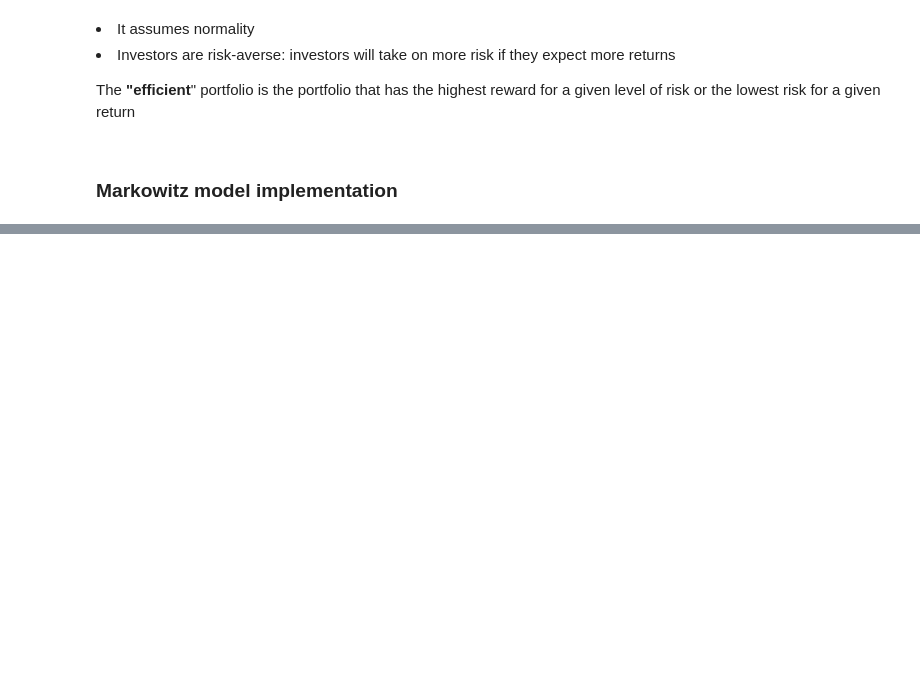
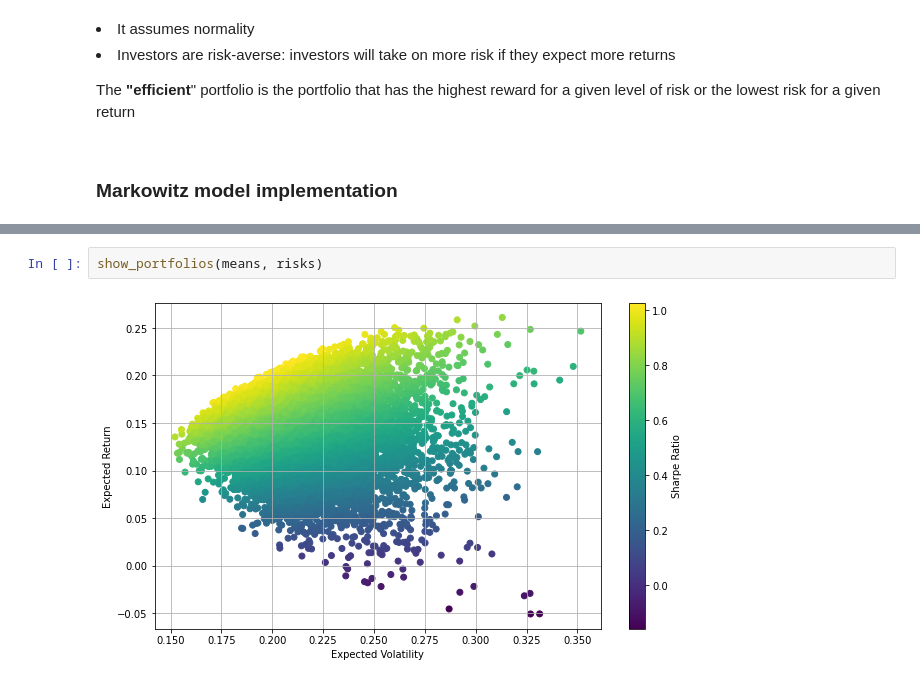
Before and after one commit to alexnesov/CQF-and-Mathematics, a Jupyter notebook: Financial_maths_basics/Modern Portfolio Theory.ipynb, the cells around one changed output, grey strips where cells are left out. Drawn from its saved outputs; the diff is of its cells as text; blank space fills up the shorter version.

```diff
--- a/Financial_maths_basics/Modern Portfolio Theory.ipynb
+++ b/Financial_maths_basics/Modern Portfolio Theory.ipynb
@@ -113,0 +231,4 @@ Date
+# %%
+show_portfolios(means, risks)
+# %% [output]
+[figure, added]
```
Also changed, not shown: parts of 7 cells of this notebook.
